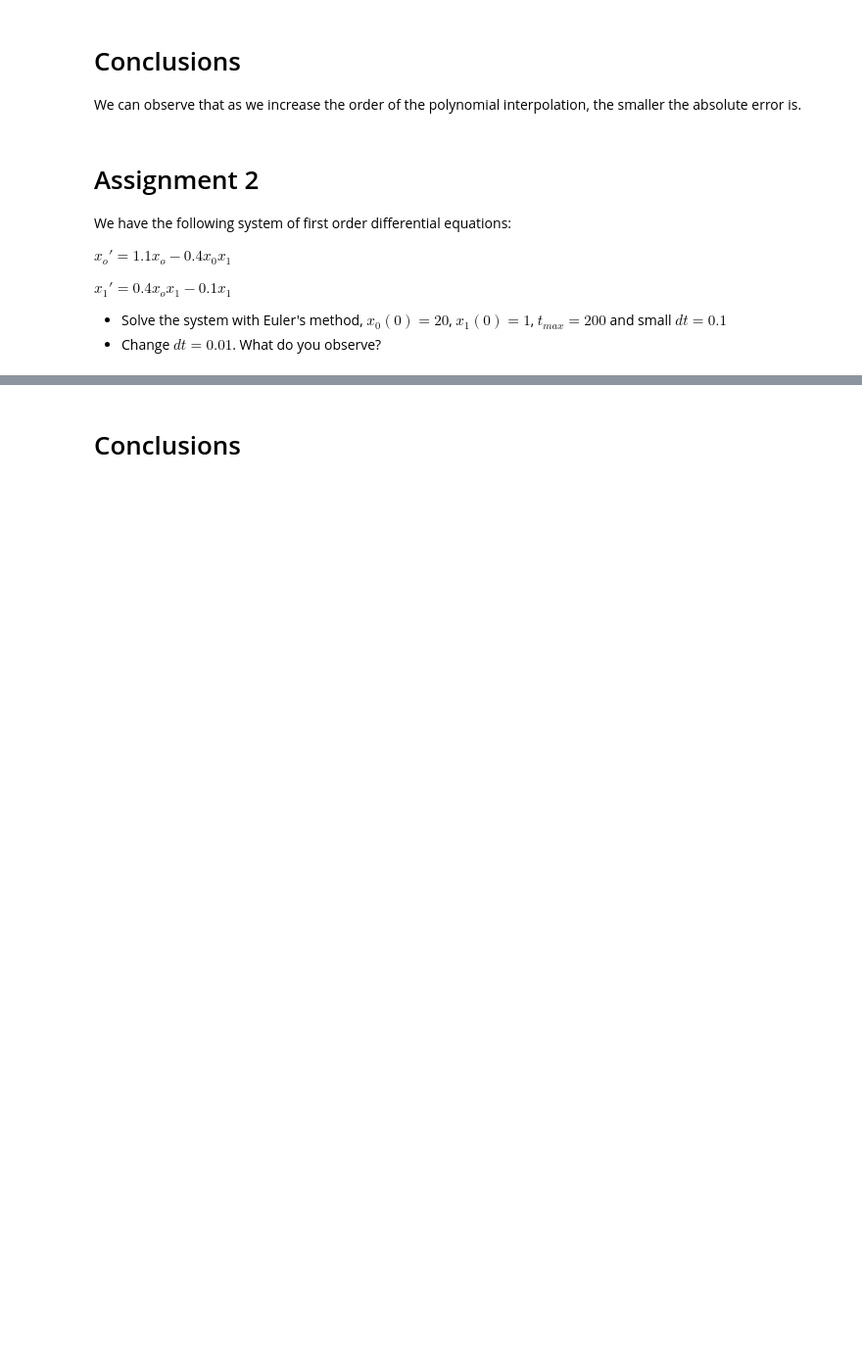
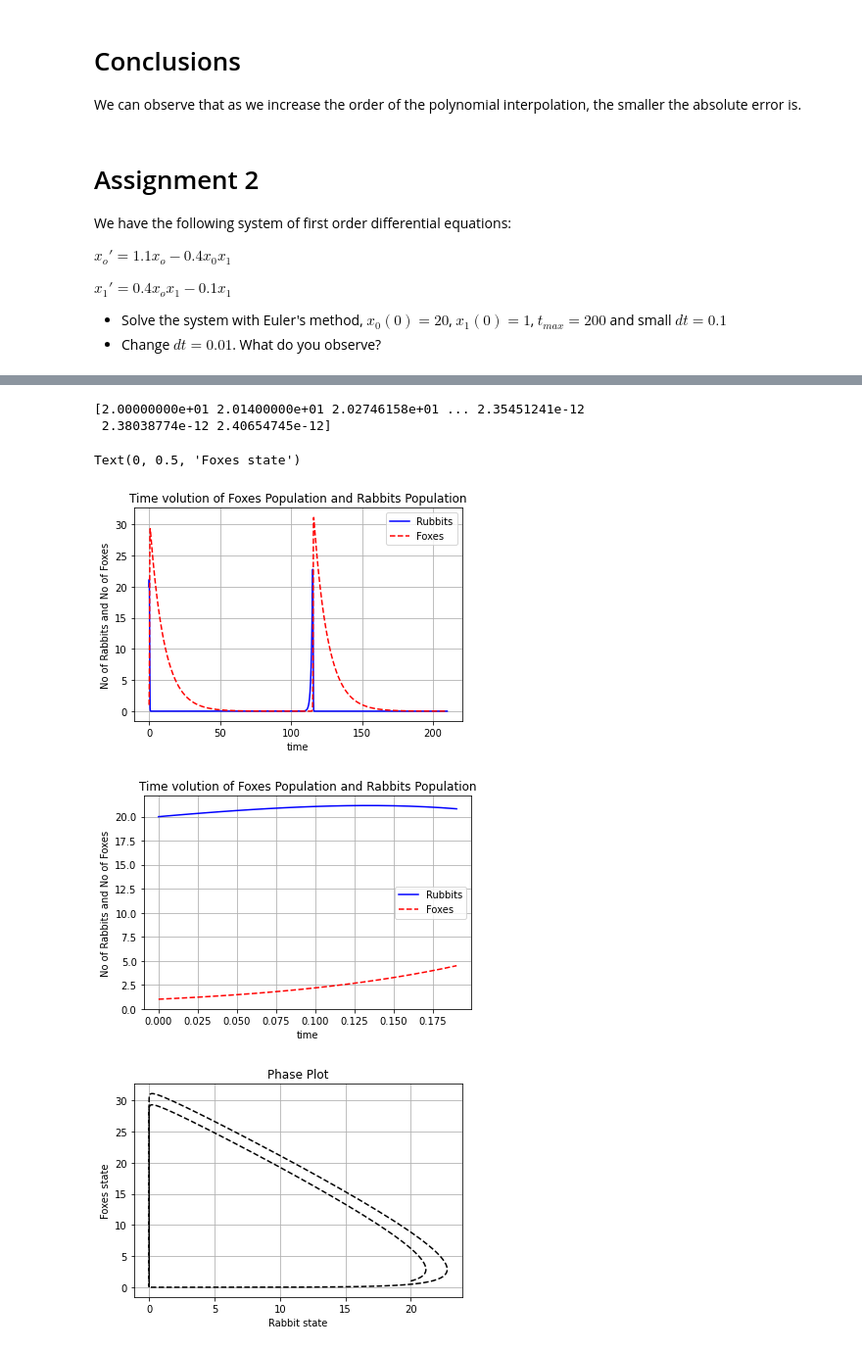
Before and after one commit to thodkatz/numerical-analysis, a Jupyter notebook: plots.ipynb, the cells around one changed output, grey strips where cells are left out. Shown at 98% size. Drawn from its saved outputs; the diff is of its cells as text; code cells hidden in the pictures; blank space fills up the shorter version.

```diff
--- a/plots.ipynb
+++ b/plots.ipynb
@@ -132,2 +131,41 @@ Text(0, 0.5, 'Foxes state')
-# %% [markdown]
- # Conclusions
+# %%
+# increasing the step size
+
+x0 = [20, 1]
+t0, tmax, dt = 0, 210, 0.01
+t, x = euler(F,x0,t0,tmax,dt)
+print(x[:,0])
+
+## PLOTS
+plt.figure()
+plt.plot(t,x[:,0],'b-', label='Rubbits')
+plt.plot(t,x[:,1],'r--', label='Foxes')
+plt.grid()
+plt.title('Time volution of Foxes Population and Rabbits Population')
+plt.legend()
+plt.xlabel('time')
+plt.ylabel('No of Rabbits and No of Foxes')
+
+# zoom in version
+plt.figure()
+plt.plot(t[0:20],x[0:20,0],'b-', label='Rubbits')
+plt.plot(t[0:20],x[0:20,1],'r--', label='Foxes')
+plt.grid()
+plt.title('Time volution of Foxes Population and Rabbits Population')
+plt.legend()
+plt.xlabel('time')
+plt.ylabel('No of Rabbits and No of Foxes')
+
+plt.figure()
+plt.plot(x[:,0], x[:,1], 'k--')
+plt.grid()
+plt.title('Phase Plot')
+plt.xlabel('Rabbit state')
+plt.ylabel('Foxes state')
+# %% [output]
+[2.00000000e+01 2.01400000e+01 2.02746158e+01 ... 2.35451241e-12
+ 2.38038774e-12 2.40654745e-12]
+Text(0, 0.5, 'Foxes state')
+[figure, added]
+[figure, added]
+[figure, added]
```
Also changed, not shown: parts of 2 cells of this notebook.
